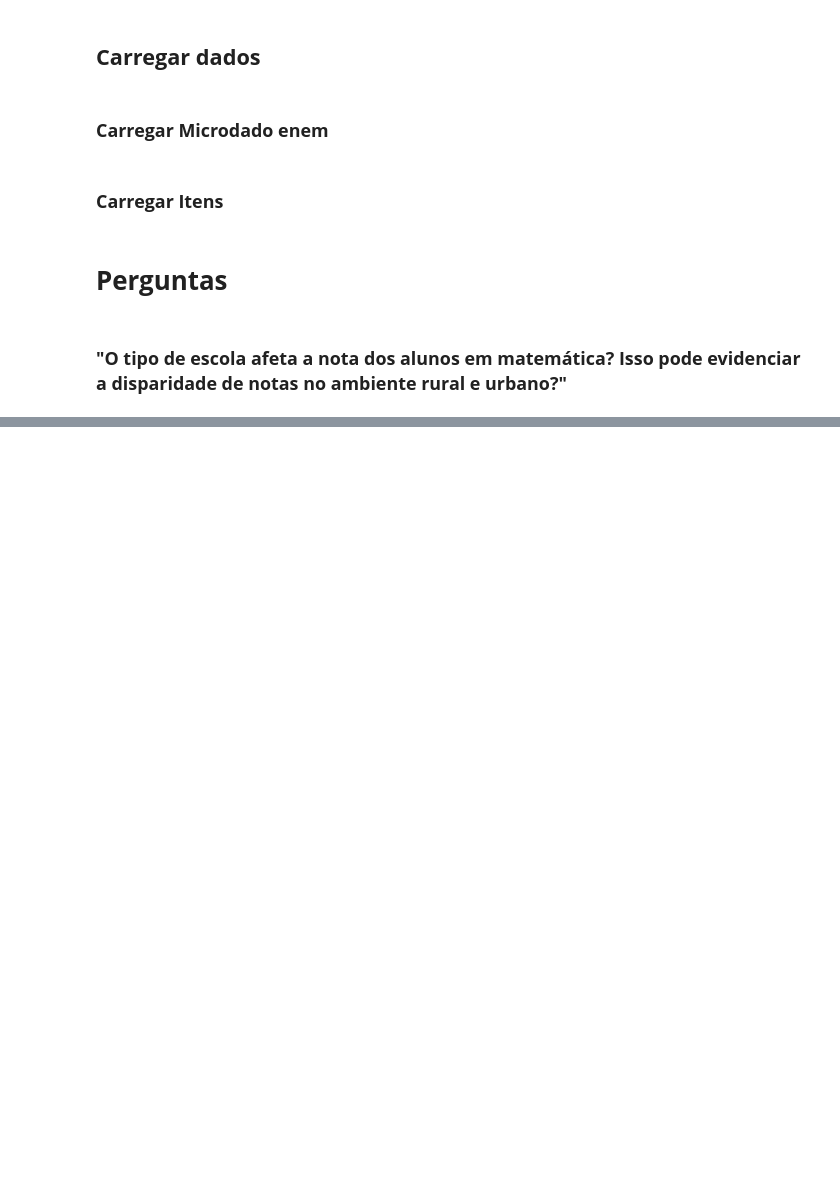
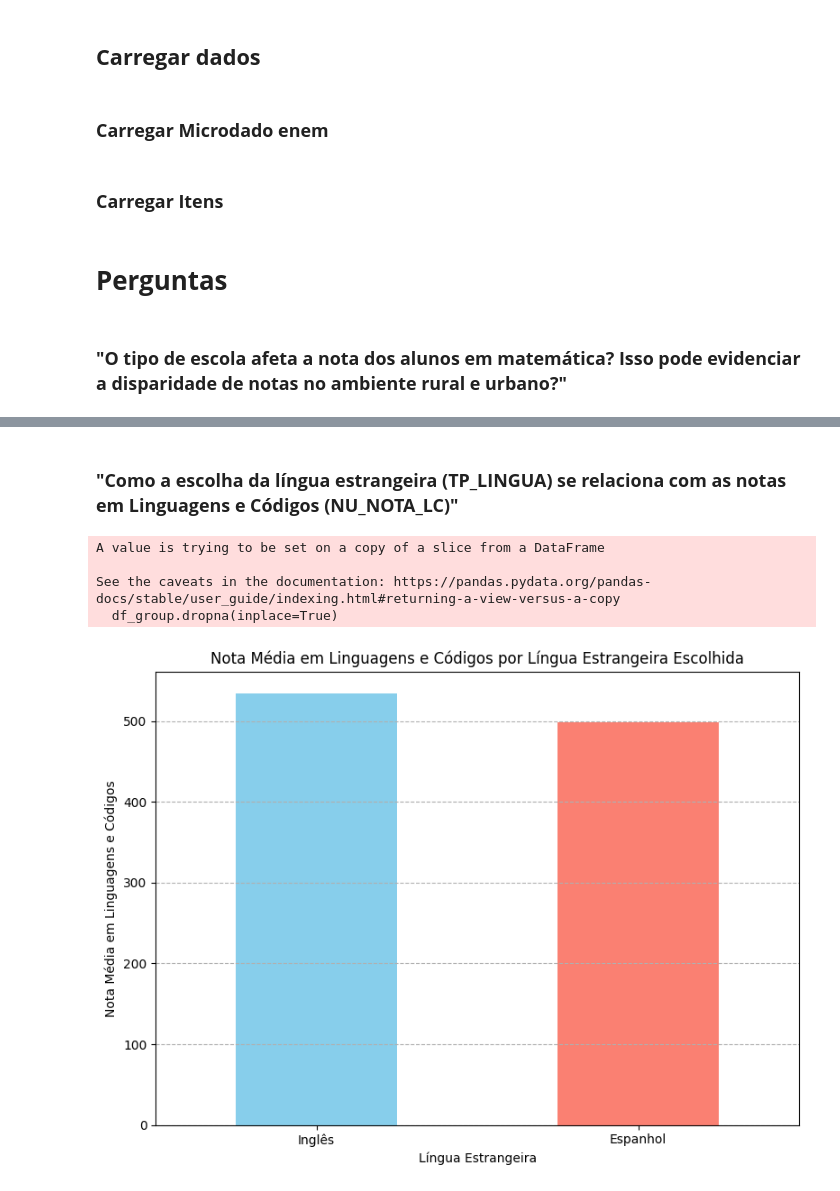
Before and after one commit to henriquefac/ciencia_de_dados_av1, a Jupyter notebook: av1/notebook/custom_quests/custom.ipynb, the cells around one changed output, grey strips where cells are left out. Cells and saved outputs as stored; diff of their text form; code cells hidden in the pictures; blank space fills up the shorter version.

```diff
--- a/av1/notebook/custom_quests/custom.ipynb
+++ b/av1/notebook/custom_quests/custom.ipynb
@@ -65,0 +182,42 @@ var_names_escola_local = ['TP_ESCOLA', 'TP_LOCALIZACAO_ESC', 'TP_DEPENDENCIA_ADM
+# %% [markdown]
+### **"Como a escolha da língua estrangeira (TP_LINGUA) se relaciona com as notas em Linguagens e Códigos (NU_NOTA_LC)"**
+# %%
+# variáveis de interesse
+
+var_names_LN = ['TP_LINGUA', 'NU_NOTA_LC']
+
+# data frame filtrado
+
+df_group:pd.DataFrame = df[var_names_LN]
+df_group.dropna(inplace=True)
+df_group = df_group[df_group["NU_NOTA_LC"] > 0]
+# %% [output]
+A value is trying to be set on a copy of a slice from a DataFrame
+
+See the caveats in the documentation: https://pandas.pydata.org/pandas-docs/stable/user_guide/indexing.html#returning-a-view-versus-a-copy
+  df_group.dropna(inplace=True)
+# %%
+# categorias
+tp_dict = dict_microdados.legenda["TP_LINGUA"]
+
+tp_lingua_map = {int(key) : descricao for key, descricao in zip(tp_dict["categoria"].values, tp_dict["descricao"].values)}
+# %%
+# mapear
+df_group["TP_LINGUA"] = df_group["TP_LINGUA"].map(tp_lingua_map)
+# %%
+# media das notas
+
+media_notas_tp = df_group.groupby("TP_LINGUA")['NU_NOTA_LC'].mean().sort_values(ascending=False)
+# %%
+# plot data
+plt.figure(figsize=(8, 6))
+media_notas_tp.plot(kind="bar", color=['skyblue', 'salmon'])
+plt.title('Nota Média em Linguagens e Códigos por Língua Estrangeira Escolhida')
+plt.xlabel('Língua Estrangeira')
+plt.ylabel('Nota Média em Linguagens e Códigos')
+plt.xticks(rotation = 0)
+plt.grid(axis='y', linestyle="--")
+plt.tight_layout()
+plt.show()
+# %% [output]
+[figure, added]
```
Also changed, not shown: parts of 21 cells of this notebook, 4 other files.
